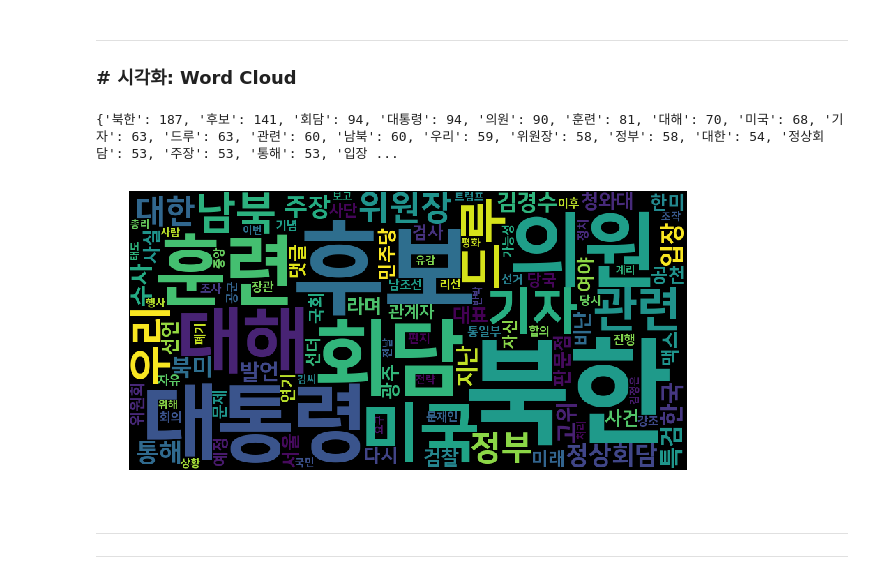
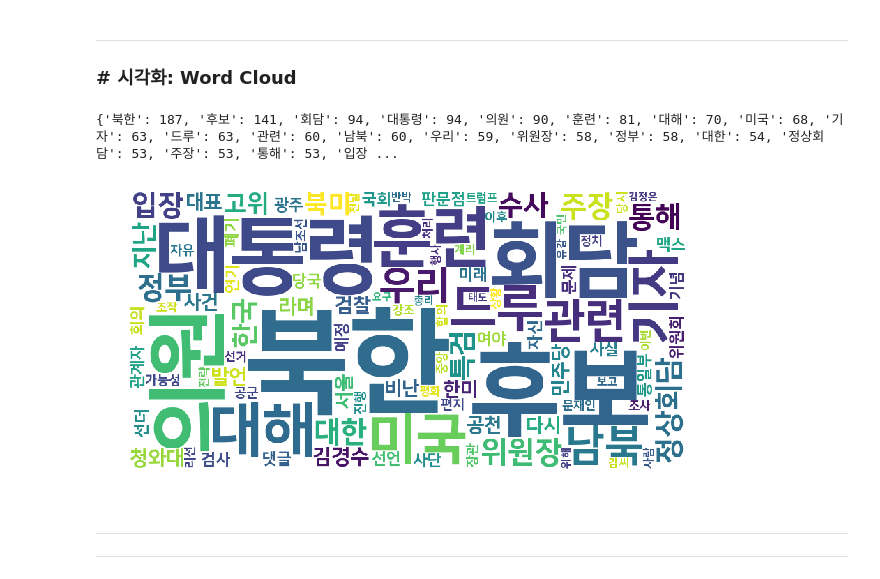
Before and after one commit to jahyeha/pastel-toy-project, a Jupyter notebook: 2/korean_news_nlp.ipynb, the cells around one changed output. Saved outputs shown, nothing was run; the diff lists cells and outputs as text; code cells hidden in the pictures.

```diff
--- a/2/korean_news_nlp.ipynb
+++ b/2/korean_news_nlp.ipynb
@@ -114,23 +113,23 @@ print(tags)
 # %%
 %matplotlib inline
 import matplotlib.pyplot as plt
 from wordcloud import WordCloud
 
 font_path = './font/NanumSquareEB.ttf'
 wc = WordCloud(
                 font_path=font_path,
-                background_color='black',
+                background_color='white',
                 width=800, height=400
               )
 cloud = wc.generate_from_frequencies(dict(tags))
 print(dict(tags))
 plt.figure(figsize=(10, 10))
 plt.imshow(cloud)
 plt.axis("off")
 plt.show()
 # %% [output]
 {'북한': 187, '후보': 141, '회담': 94, '대통령': 94, '의원': 90, '훈련': 81, '대해': 70, '미국': 68, '기자': 63, '드루': 63, '관련': 60, '남북': 60, '우리': 59, '위원장': 58, '정부': 58, '대한': 54, '정상회담': 53, '주장': 53, '통해': 53, '입장 ...
-[figure, old version]
+[figure, new version]
 # %% [markdown]
 ----------------------------------------
 ----------------------------------------
```
Also changed, not shown: parts of 6 cells of this notebook.
